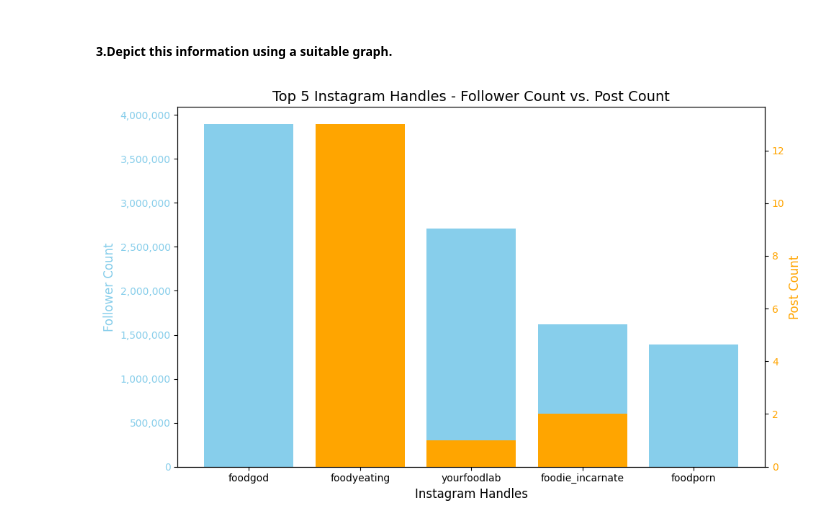
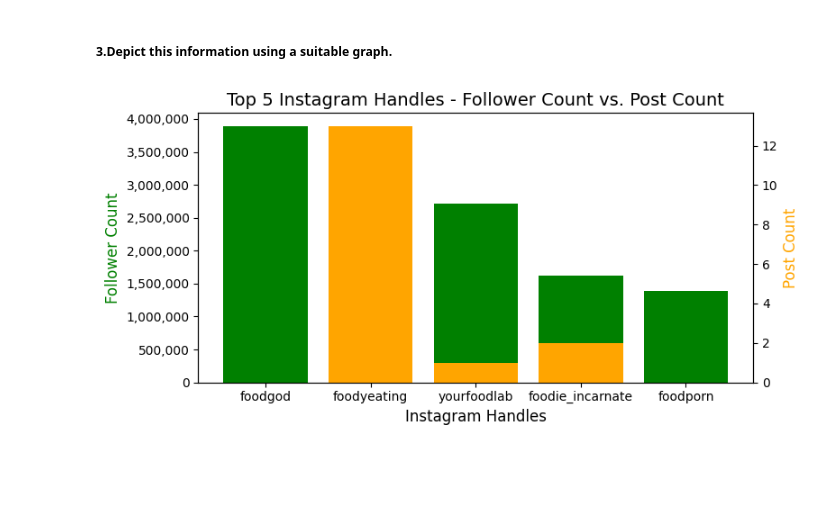
Before and after one commit to AdityaShirpure/Project_Instagram_Bot, a Jupyter notebook: Project_Instagram_Bot_Part_2.ipynb, the cells around one changed output. Cells and saved outputs as stored; diff of their text form; code cells hidden in the pictures; blank space fills up the shorter version.

```diff
--- a/Project_Instagram_Bot_Part_2.ipynb
+++ b/Project_Instagram_Bot_Part_2.ipynb
@@ -233,45 +234,45 @@ follower_counts = result.values()
 post_counts = total_post_count.values()
 
 # Create a figure and axis
-fig, ax1 = plt.subplots(figsize=(10, 6))
+fig, ax1 = plt.subplots(figsize=(8, 4))
 
 # Plot follower counts as a bar graph on the left y-axis
-ax1.bar(range(1, len(instagram_handles) + 1), follower_counts, color='skyblue')
-ax1.set_ylabel('Follower Count', color='skyblue')
-ax1.tick_params(axis='y', labelcolor='skyblue')
+ax1.bar(range(1, len(instagram_handles) + 1), follower_counts, color='green')
+ax1.set_ylabel('Follower Count', color='green')
+ax1.tick_params(axis='y', labelcolor='black')
 
 # Create a second y-axis on the right for post counts
 ax2 = ax1.twinx()
 
 # Plot post counts as a bar graph on the right y-axis
 # Plot post counts as a bar graph on the right y-axis without transparency
 ax2.bar(range(1, len(instagram_handles) + 1), post_counts, color='orange')
 ax2.set_ylabel('Post Count', color='orange')
-ax2.tick_params(axis='y', labelcolor='orange')
+ax2.tick_params(axis='y', labelcolor='black')
 
 # Set the title and labels
 plt.title('Top 5 Instagram Handles - Follower Count vs. Post Count')
 plt.xlabel('Instagram Handles')
 
 # Format the x-axis ticks to start from 1 and increment by 1
 plt.xticks(range(1, len(instagram_handles) + 1), instagram_handles, rotation=45, ha='right')
 
 # Format the y-axis labels to show accurate follower counts
 def format_follower_count(x, pos):
     return f'{int(x):,}'  # Format the number with commas as thousands separators
 
 ax1.yaxis.set_major_formatter(ticker.FuncFormatter(format_follower_count))
 
 # Set font size for x and y axis labels and the title
 ax1.set_xlabel('Instagram Handles', fontsize=12)
-ax1.set_ylabel('Follower Count', color='skyblue', fontsize=12)
+ax1.set_ylabel('Follower Count', color='green', fontsize=12)
 ax2.set_ylabel('Post Count', color='orange', fontsize=12)
 plt.title('Top 5 Instagram Handles - Follower Count vs. Post Count', fontsize=14)
 
 # Add some padding to the plot
 plt.tight_layout()
 
 # Show the plot
 plt.show()
 # %% [output]
-[figure, old version]
+[figure, new version]
```
Also changed, not shown: parts of 1 cell of this notebook.
